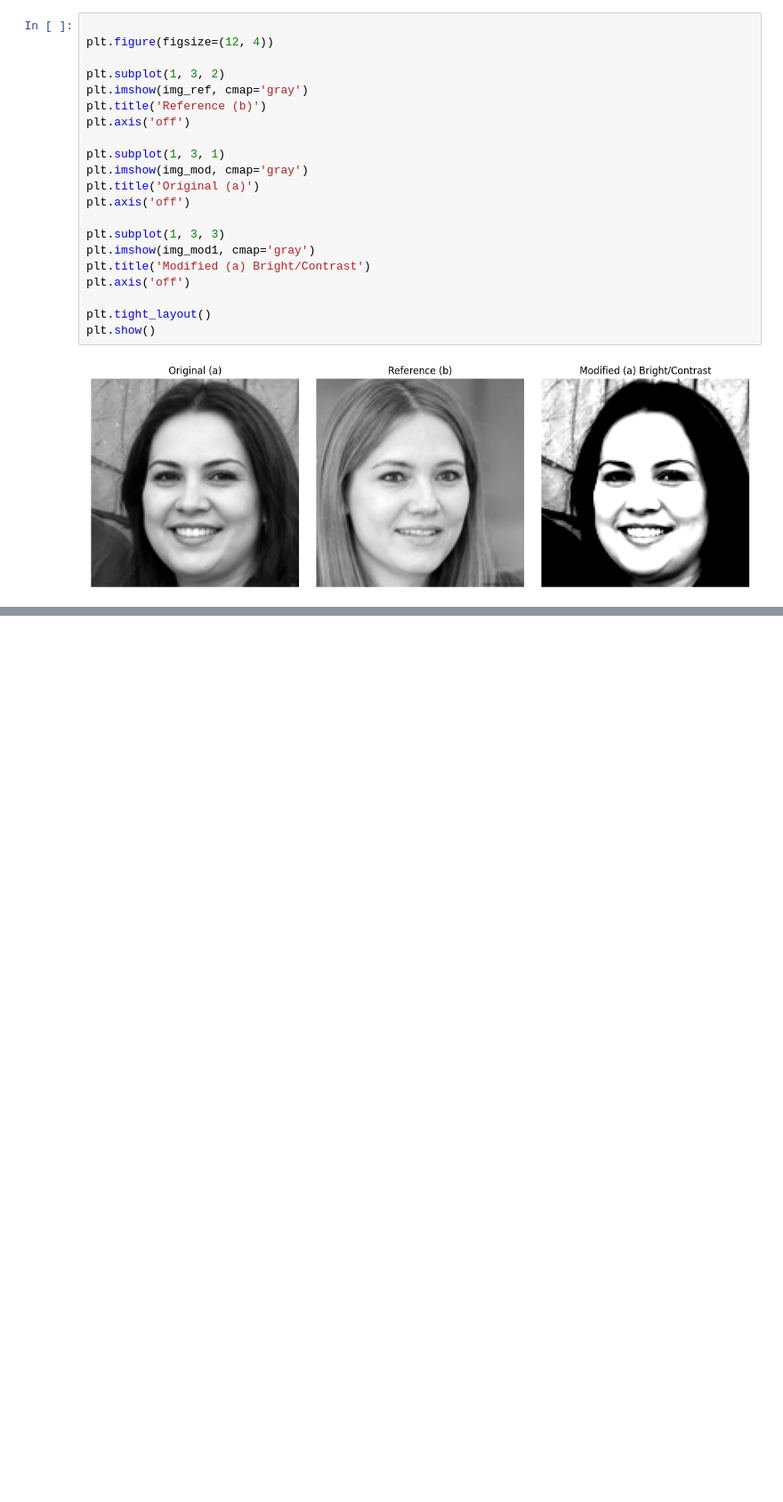
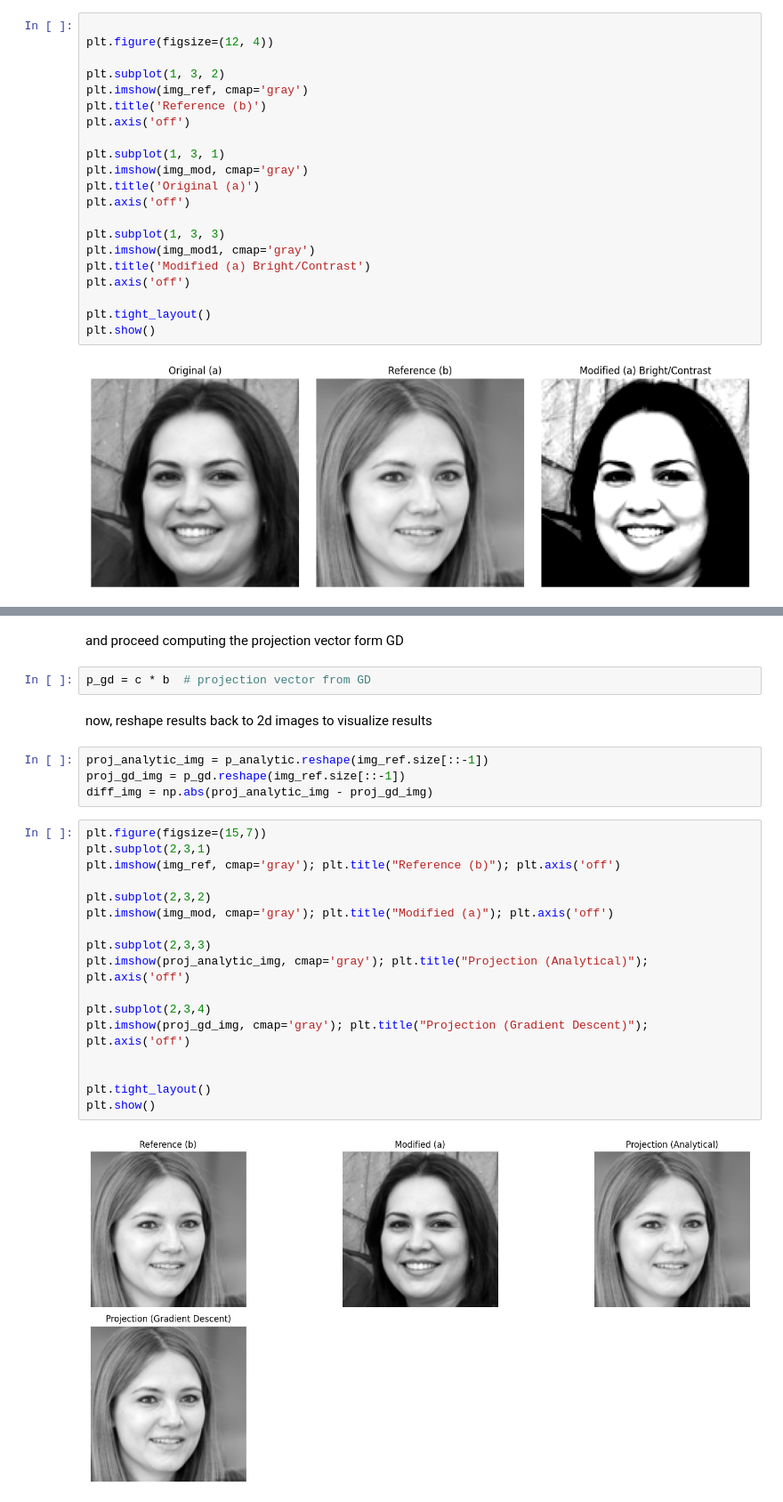
Before and after one commit to Macreat/MLT-LR, a Jupyter notebook: PYDevEnv/devContent/tasks/2cndTask/2cndTask.ipynb, the cells around one changed output, grey strips where cells are left out. Shown at 89% size. Cells and saved outputs as stored; diff of their text form; blank space fills up the shorter version.

```diff
--- a/PYDevEnv/devContent/tasks/2cndTask/2cndTask.ipynb
+++ b/PYDevEnv/devContent/tasks/2cndTask/2cndTask.ipynb
@@ -643,0 +739,29 @@ plt.show()
+# %% [markdown]
+and proceed computing the projection vector form GD
+# %%
+p_gd = c * b  # projection vector from GD
+# %% [markdown]
+now, reshape results back to 2d images to visualize results
+# %%
+proj_analytic_img = p_analytic.reshape(img_ref.size[::-1])
+proj_gd_img = p_gd.reshape(img_ref.size[::-1])
+diff_img = np.abs(proj_analytic_img - proj_gd_img)
+# %%
+plt.figure(figsize=(15,7))
+plt.subplot(2,3,1)
+plt.imshow(img_ref, cmap='gray'); plt.title("Reference (b)"); plt.axis('off')
+
+plt.subplot(2,3,2)
+plt.imshow(img_mod, cmap='gray'); plt.title("Modified (a)"); plt.axis('off')
+
+plt.subplot(2,3,3)
+plt.imshow(proj_analytic_img, cmap='gray'); plt.title("Projection (Analytical)"); plt.axis('off')
+
+plt.subplot(2,3,4)
+plt.imshow(proj_gd_img, cmap='gray'); plt.title("Projection (Gradient Descent)"); plt.axis('off')
+
+
+plt.tight_layout()
+plt.show()
+# %% [output]
+[figure, added]
```
Also changed, not shown: parts of 29 cells of this notebook.
